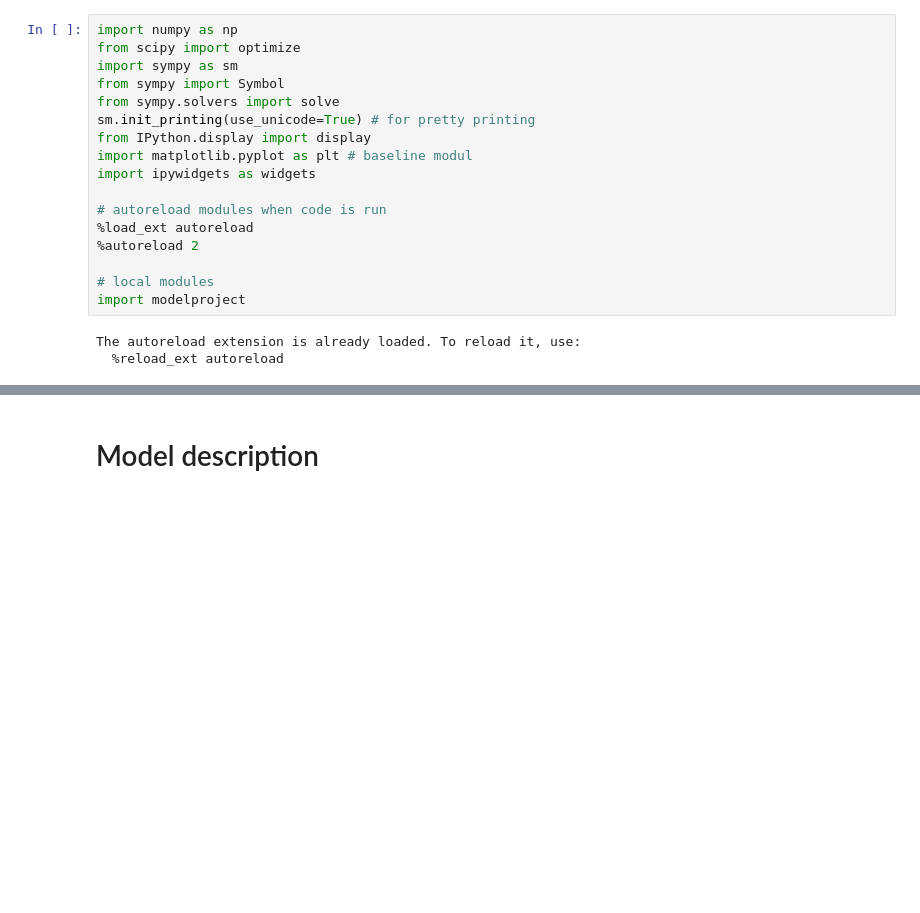
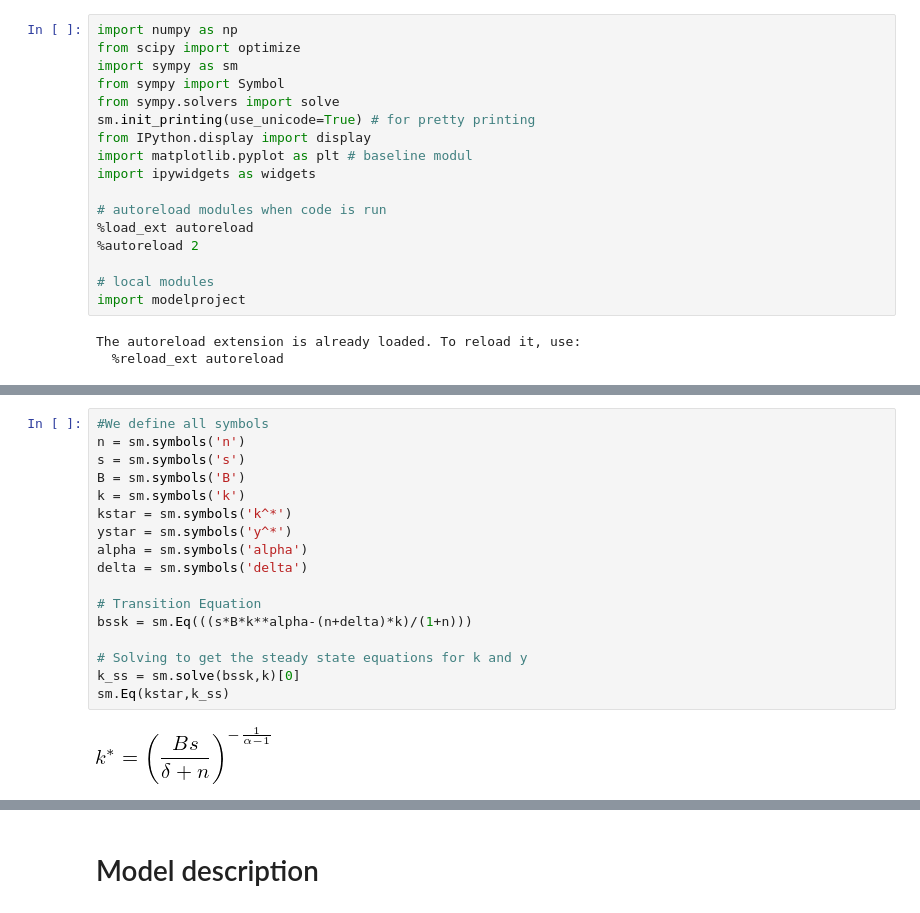
Before and after one commit to NumEconCopenhagen/projects-2020-matrixgymnasterne, a Jupyter notebook: modelproject/modelproject.ipynb, the cells around one changed output, grey strips where cells are left out. Saved outputs shown, nothing was run; the diff lists cells and outputs as text; blank space fills up the shorter version.

```diff
--- a/modelproject/modelproject.ipynb
+++ b/modelproject/modelproject.ipynb
@@ -26,0 +51,19 @@ The autoreload extension is already loaded. To reload it, use:
+# %%
+#We define all symbols
+n = sm.symbols('n')
+s = sm.symbols('s')
+B = sm.symbols('B')
+k = sm.symbols('k')
+kstar = sm.symbols('k^*')
+ystar = sm.symbols('y^*')
+alpha = sm.symbols('alpha')
+delta = sm.symbols('delta')
+
+# Transition Equation
+bssk = sm.Eq(((s*B*k**alpha-(n+delta)*k)/(1+n)))
+
+# Solving to get the steady state equations for k and y
+k_ss = sm.solve(bssk,k)[0]
+sm.Eq(kstar,k_ss)
+# %% [output]
+[figure, added]
```
Also changed, not shown: parts of 12 cells of this notebook.
